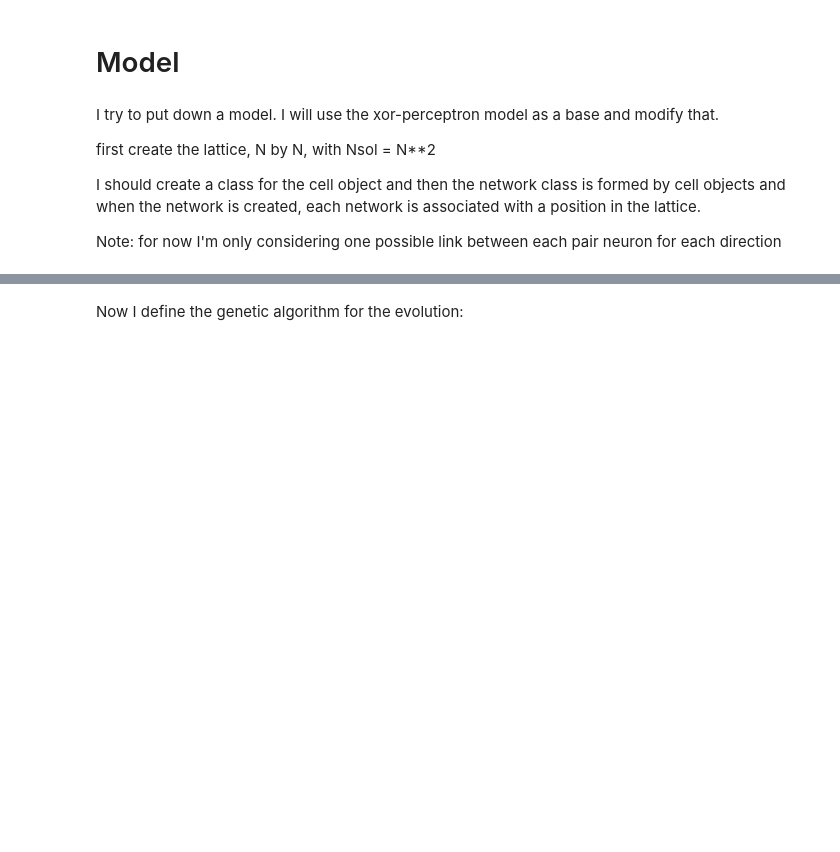
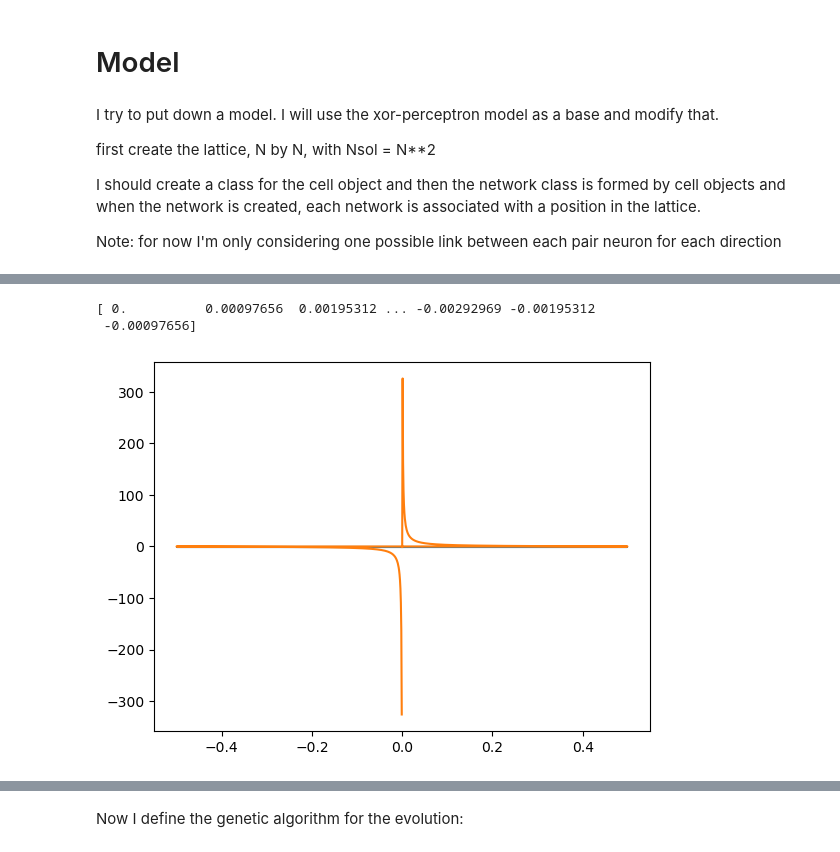
Before and after one commit to pietromalagoli/NeuronEvolution, a Jupyter notebook: main/model_jaxed.ipynb, the cells around one changed output, grey strips where cells are left out. Saved outputs shown, nothing was run; the diff lists cells and outputs as text; code cells hidden in the pictures; blank space fills up the shorter version.

```diff
--- a/main/model_jaxed.ipynb
+++ b/main/model_jaxed.ipynb
@@ -153,0 +173,8 @@ NetworkParams(J=(2, 2), C=(2, 2), B=(2, 2), G=None, state=(2,), activation=(2,),
+# %%
+freq = jnp.fft.fftfreq(f.shape[-1])
+plt.plot(freq, F.real, freq, F.imag)
+print(freq)
+# %% [output]
+[ 0.          0.00097656  0.00195312 ... -0.00292969 -0.00195312
+ -0.00097656]
+[figure, added]
```
Also changed, not shown: parts of 13 cells of this notebook.
